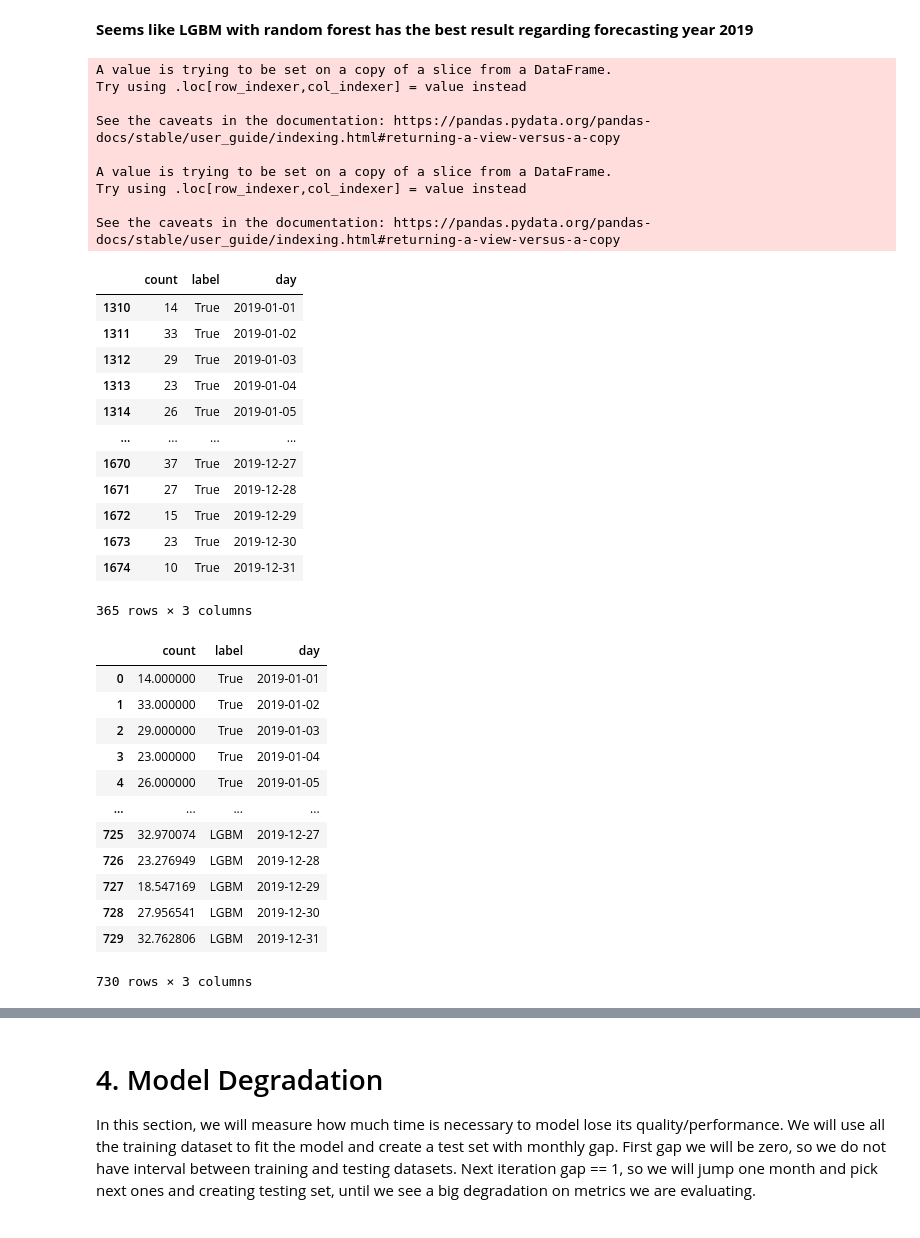
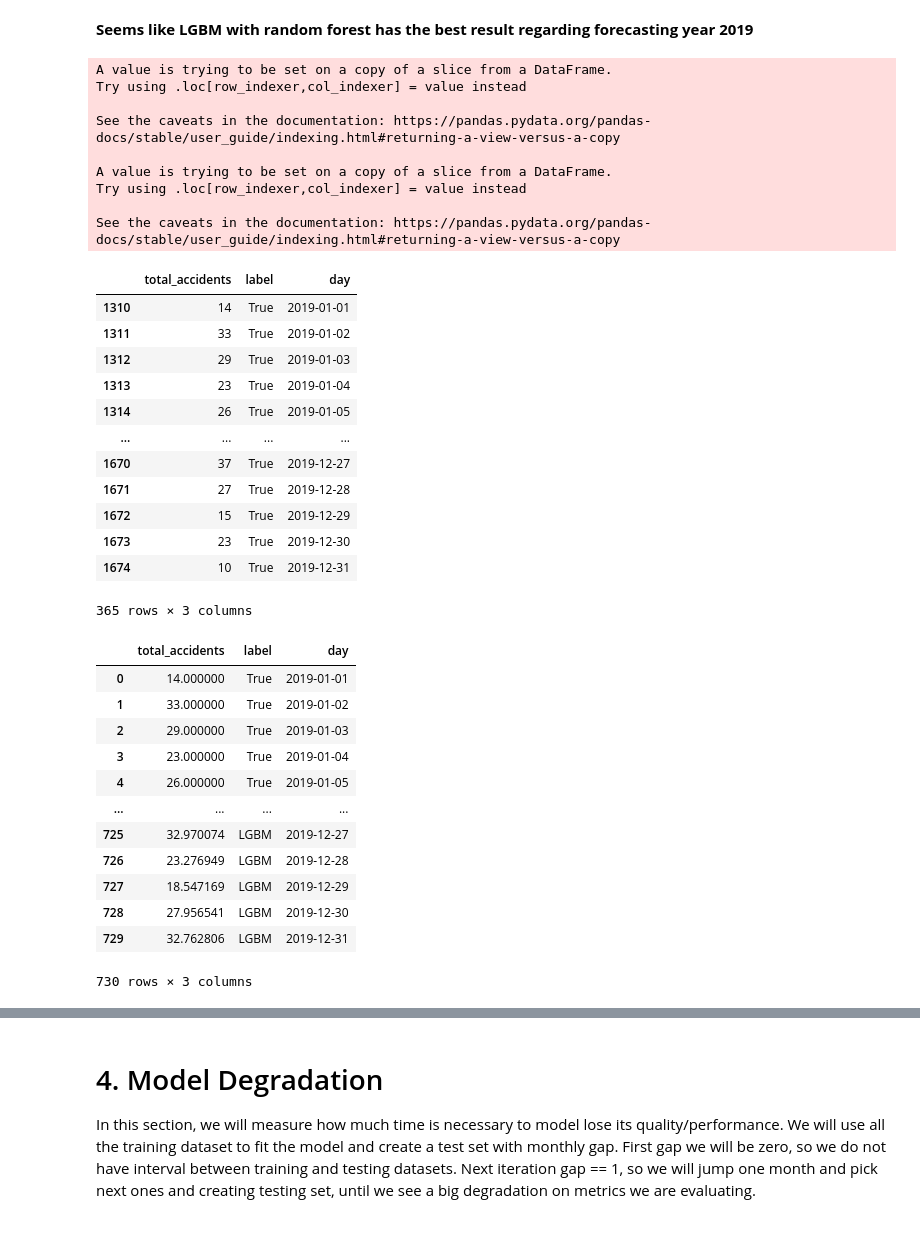
Before and after one commit to FelipeMarcelino/case_gavb, a Jupyter notebook: modeling.ipynb, the cells around one changed output, grey strips where cells are left out. Saved outputs shown, nothing was run; the diff lists cells and outputs as text; code cells hidden in the pictures.

```diff
--- a/modeling.ipynb
+++ b/modeling.ipynb
@@ -197,21 +197,21 @@ df
 # %% [markdown]
 **Seems like LGBM with random forest has the best result regarding forecasting year 2019**
 # %%
-compare_df = test[["count"]]
+compare_df = test[["total_accidents"]]
 compare_df["label"] = "True"
 compare_df["day"] = pd.date_range("2019-01-01", "2019-12-31", freq="d")
 compare_df
 # %% [output]
 A value is trying to be set on a copy of a slice from a DataFrame.
 Try using .loc[row_indexer,col_indexer] = value instead
 
 See the caveats in the documentation: https://pandas.pydata.org/pandas-docs/stable/user_guide/indexing.html#returning-a-view-versus-a-copy
 
 A value is trying to be set on a copy of a slice from a DataFrame.
 Try using .loc[row_indexer,col_indexer] = value instead
 
 See the caveats in the documentation: https://pandas.pydata.org/pandas-docs/stable/user_guide/indexing.html#returning-a-view-versus-a-copy
-|  | count | label | day |
+|  | total_accidents | label | day |
 | 1310 | 14 | True | 2019-01-01 |
 | 1311 | 33 | True | 2019-01-02 |
 | 1312 | 29 | True | 2019-01-03 |
@@ -225,15 +225,15 @@ See the caveats in the documentation: https://pandas.pydata.org/pandas-docs/stab
 | 1674 | 10 | True | 2019-12-31 |
 365 rows × 3 columns
 # %%
-df_result = pd.DataFrame(columns=["count","label","day"])
-df_result["count"] = preds
+df_result = pd.DataFrame(columns=["total_accidents","label","day"])
+df_result["total_accidents"] = preds
 df_result["label"] = models[winner][0]
 df_result["day"] = pd.date_range("2019-01-01", "2019-12-31", freq="d")
 
 df_total_result = pd.concat([compare_df,df_result],ignore_index=True)
 df_total_result
 # %% [output]
-|  | count | label | day |
+|  | total_accidents | label | day |
 | 0 | 14.000000 | True | 2019-01-01 |
 | 1 | 33.000000 | True | 2019-01-02 |
 | 2 | 29.000000 | True | 2019-01-03 |
```
Also changed, not shown: parts of 9 cells of this notebook, 2 other files.
